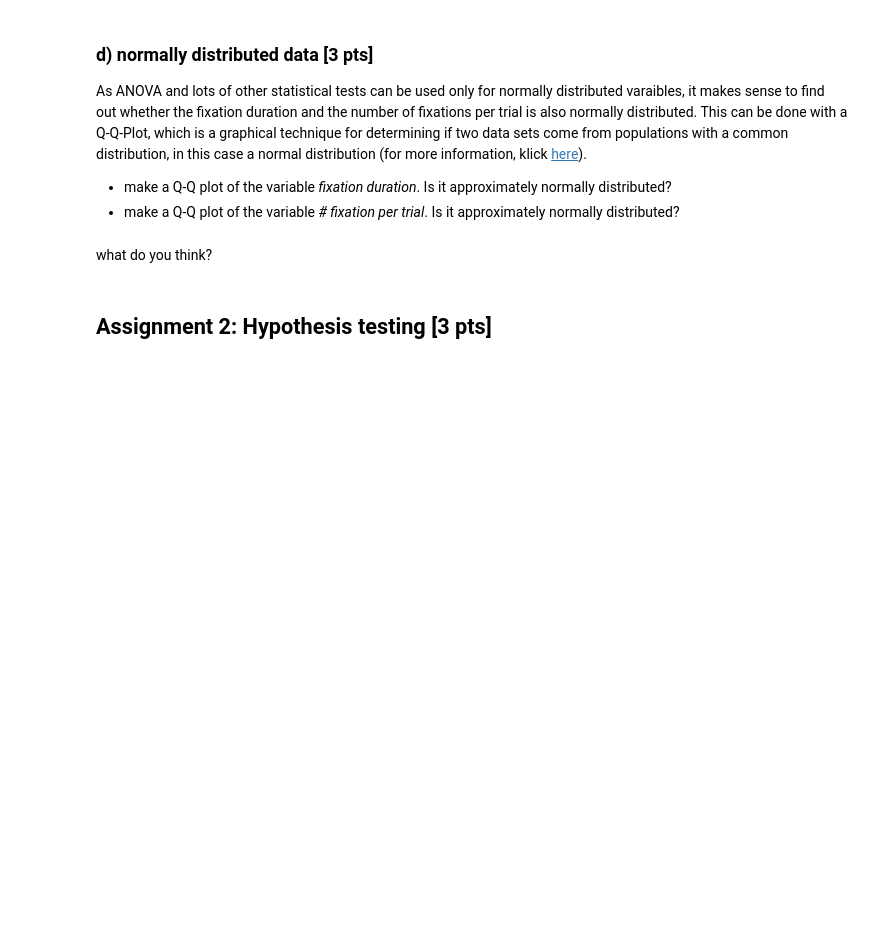
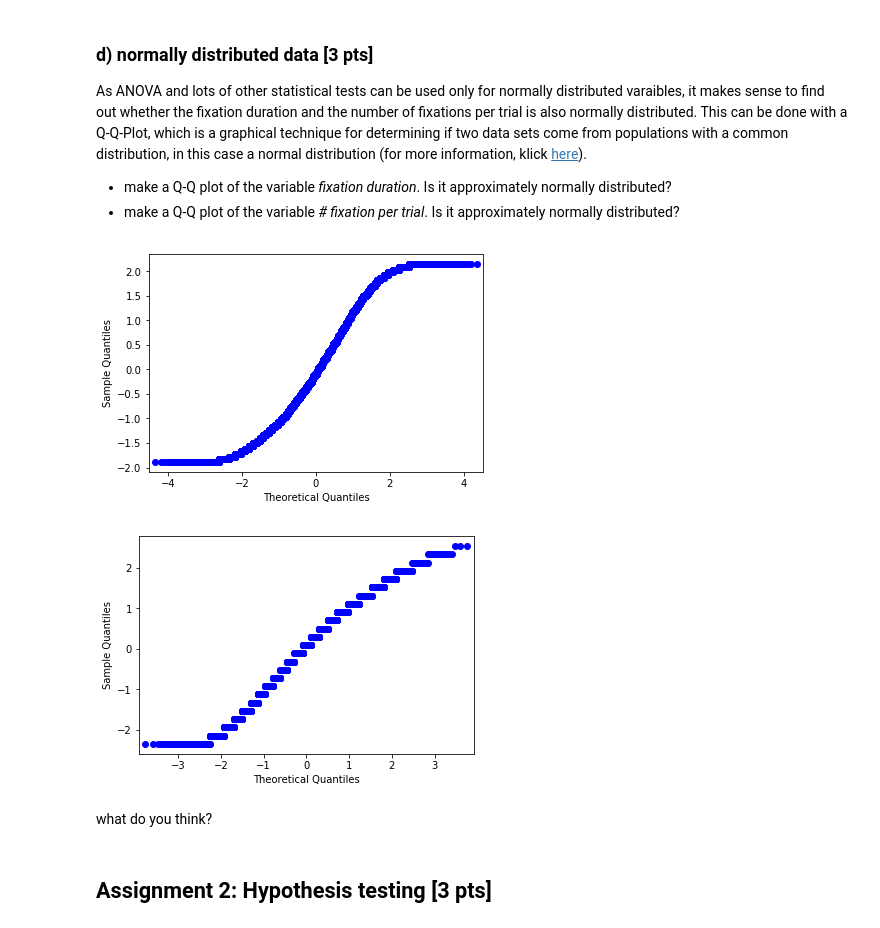
Before and after one commit to NBP-ACC/week-7-acc10, a Jupyter notebook: Sheet05.ipynb, the cells around one changed output. Drawn from its saved outputs; the diff is of its cells as text; code cells hidden in the pictures; blank space fills up the shorter version.

```diff
--- a/Sheet05.ipynb
+++ b/Sheet05.ipynb
@@ -176,3 +210,14 @@ As ANOVA and lots of other statistical tests can be used only for normally distr
+# %%
+# Q-Q plot for the variable fixation duration - does not seem normally distributed
+fig = sm.qqplot(df['duration'], fit=True)
+# Q-Q plot for the variable #fixation per trial - does not seem normally distributed
+fig2 = sm.qqplot(fixations_trial, fit=True)
+
+# show the two figures
+plt.show()
+# %% [output]
+[figure, added]
+[figure, added]
 # %% [markdown]
 what do you think?
 # %% [markdown]
```
Also changed, not shown: parts of 10 cells of this notebook.
